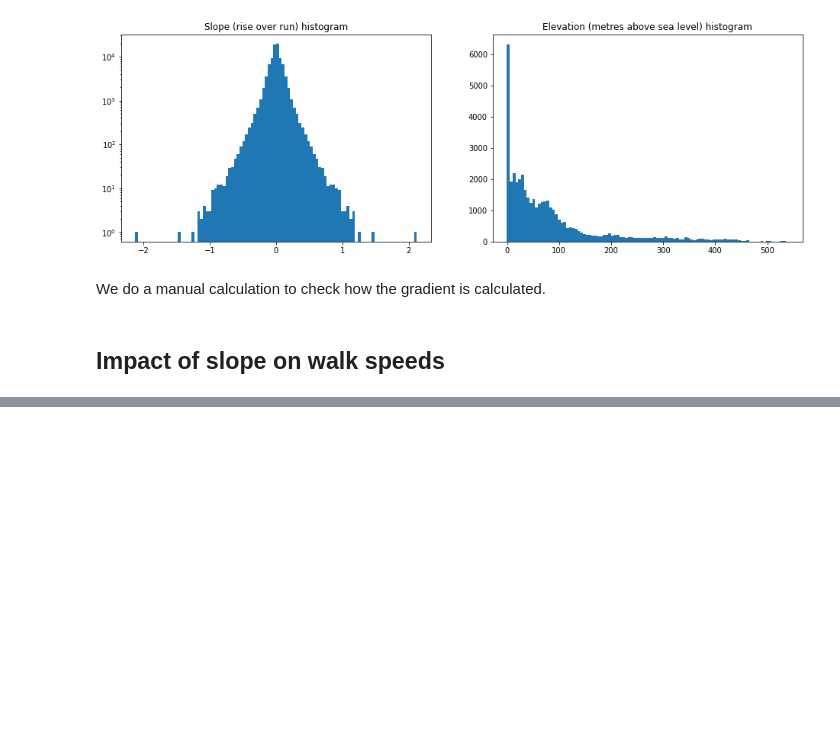
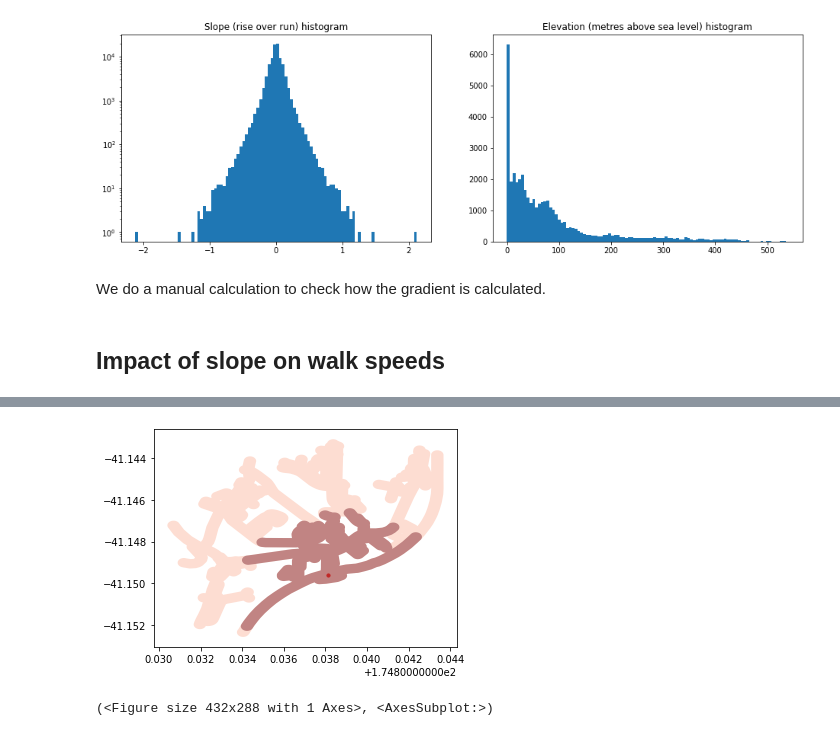
Before and after one commit to alaw005/osmnx-catchments, a Jupyter notebook: notebooks/Porirua_spatial_analysis_with_slope.ipynb, the cells around one changed output, grey strips where cells are left out. Saved outputs shown, nothing was run; the diff lists cells and outputs as text; code cells hidden in the pictures; blank space fills up the shorter version.

```diff
--- a/notebooks/Porirua_spatial_analysis_with_slope.ipynb
+++ b/notebooks/Porirua_spatial_analysis_with_slope.ipynb
@@ -227,0 +279,3 @@ w_{t+1} = (1 + r_{t+1}) s(w_t) + y_{t+1}
+# %%
+from osmcatch import network
+walk = network.WalkNetwork.load_graph('input_data/walk_network_graph_3_speed.gpickle.gz')
@@ -227,0 +291,5 @@ w_{t+1} = (1 + r_{t+1}) s(w_t) + y_{t+1}
+# %%
+walk.plot_iso_bands(a)
+# %% [output]
+[figure, added]
+(<Figure size 432x288 with 1 Axes>, <AxesSubplot:>)
```
Also changed, not shown: parts of 19 cells of this notebook, 7 other files.
